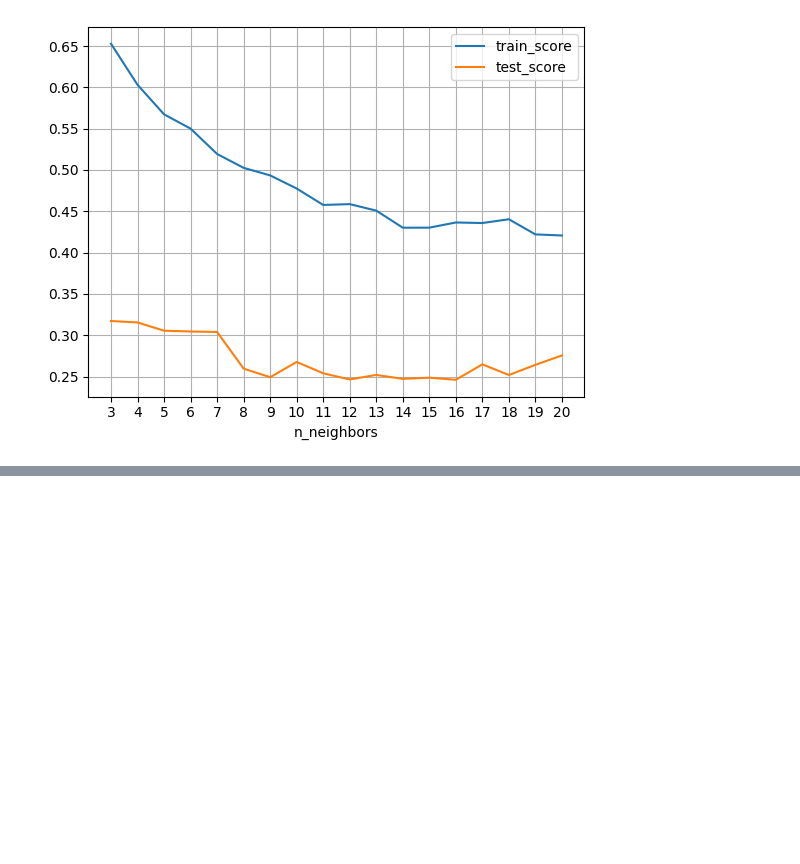
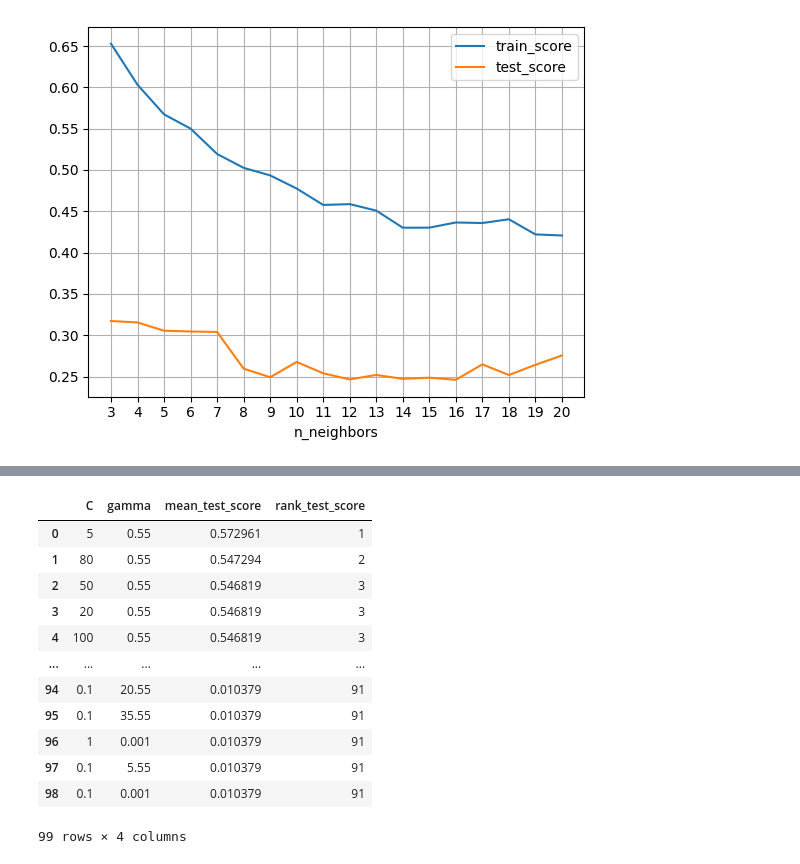
Before and after one commit to Brunoware/butterfly_images_classification, a Jupyter notebook: proyecto_1_clasificacion_prod_Bruno.ipynb, the cells around one changed output, grey strips where cells are left out. Saved outputs shown, nothing was run; the diff lists cells and outputs as text; code cells hidden in the pictures; blank space fills up the shorter version.

```diff
--- a/proyecto_1_clasificacion_prod_Bruno.ipynb
+++ b/proyecto_1_clasificacion_prod_Bruno.ipynb
@@ -524,0 +447,24 @@ precision_val
+# %%
+results_sv = pd.DataFrame(grid_svm.cv_results_)
+param_columns = list(filter(lambda x: 'param_clf' in x, results_sv.columns.tolist()))
+rest_columns = ['mean_test_score', 'rank_test_score']
+results_sv = results_sv[param_columns + rest_columns]
+param_columns_renamed = [param.split('__')[-1] for param in param_columns]
+results_sv.columns = param_columns_renamed + rest_columns
+results_sv = results_sv.sort_values(by = 'rank_test_score')\
+						.reset_index(drop = True)
+results_sv
+# %% [output]
+|  | C | gamma | mean_test_score | rank_test_score |
+| 0 | 5 | 0.55 | 0.572961 | 1 |
+| 1 | 80 | 0.55 | 0.547294 | 2 |
+| 2 | 50 | 0.55 | 0.546819 | 3 |
+| 3 | 20 | 0.55 | 0.546819 | 3 |
+| 4 | 100 | 0.55 | 0.546819 | 3 |
+| ... | ... | ... | ... | ... |
+| 94 | 0.1 | 20.55 | 0.010379 | 91 |
+| 95 | 0.1 | 35.55 | 0.010379 | 91 |
+| 96 | 1 | 0.001 | 0.010379 | 91 |
+| 97 | 0.1 | 5.55 | 0.010379 | 91 |
+| 98 | 0.1 | 0.001 | 0.010379 | 91 |
+99 rows × 4 columns
```
Also changed, not shown: parts of 42 cells of this notebook.
